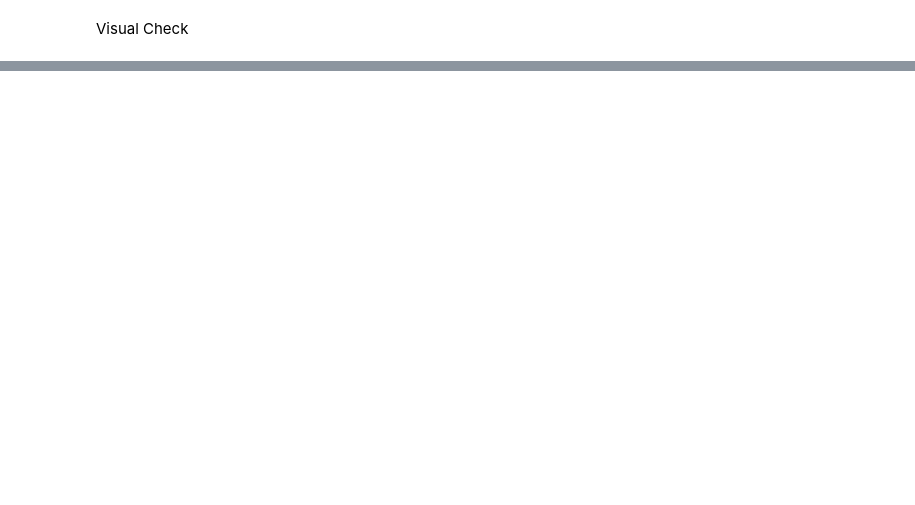
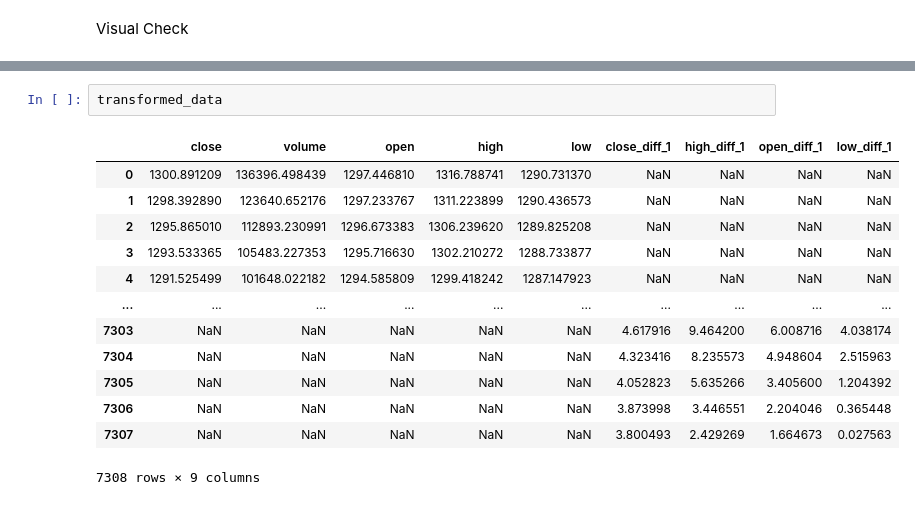
Before and after one commit to gleidyalonzo/Gold-Stock-Prices-Time-Series-Analysis, a Jupyter notebook: code.ipynb, the cells around one changed output, grey strips where cells are left out. Cells and saved outputs as stored; diff of their text form; blank space fills up the shorter version.

```diff
--- a/code.ipynb
+++ b/code.ipynb
@@ -581,0 +668,16 @@ Open, High, Low: Similar to "Close", these variables have high p-values and ADF
+# %%
+transformed_data
+# %% [output]
+|  | close | volume | open | high | low | close_diff_1 | high_diff_1 | open_diff_1 | low_diff_1 |
+| 0 | 1300.891209 | 136396.498439 | 1297.446810 | 1316.788741 | 1290.731370 | NaN | NaN | NaN | NaN |
+| 1 | 1298.392890 | 123640.652176 | 1297.233767 | 1311.223899 | 1290.436573 | NaN | NaN | NaN | NaN |
+| 2 | 1295.865010 | 112893.230991 | 1296.673383 | 1306.239620 | 1289.825208 | NaN | NaN | NaN | NaN |
+| 3 | 1293.533365 | 105483.227353 | 1295.716630 | 1302.210272 | 1288.733877 | NaN | NaN | NaN | NaN |
+| 4 | 1291.525499 | 101648.022182 | 1294.585809 | 1299.418242 | 1287.147923 | NaN | NaN | NaN | NaN |
+| ... | ... | ... | ... | ... | ... | ... | ... | ... | ... |
+| 7303 | NaN | NaN | NaN | NaN | NaN | 4.617916 | 9.464200 | 6.008716 | 4.038174 |
+| 7304 | NaN | NaN | NaN | NaN | NaN | 4.323416 | 8.235573 | 4.948604 | 2.515963 |
+| 7305 | NaN | NaN | NaN | NaN | NaN | 4.052823 | 5.635266 | 3.405600 | 1.204392 |
+| 7306 | NaN | NaN | NaN | NaN | NaN | 3.873998 | 3.446551 | 2.204046 | 0.365448 |
+| 7307 | NaN | NaN | NaN | NaN | NaN | 3.800493 | 2.429269 | 1.664673 | 0.027563 |
+7308 rows × 9 columns
```
Also changed, not shown: parts of 10 cells of this notebook.
